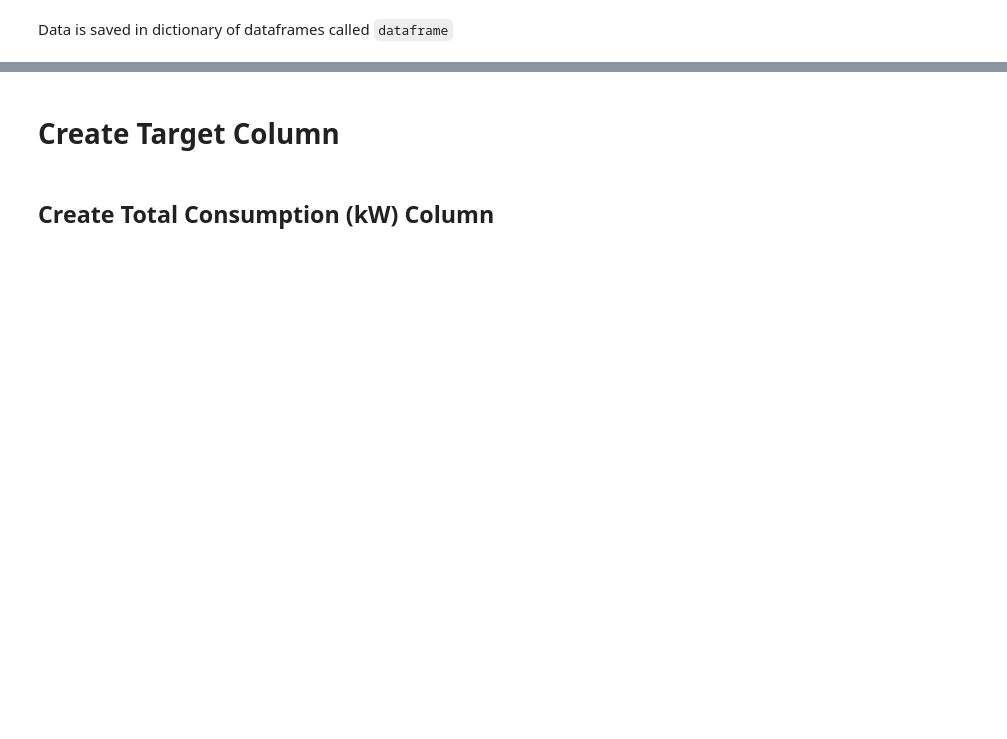
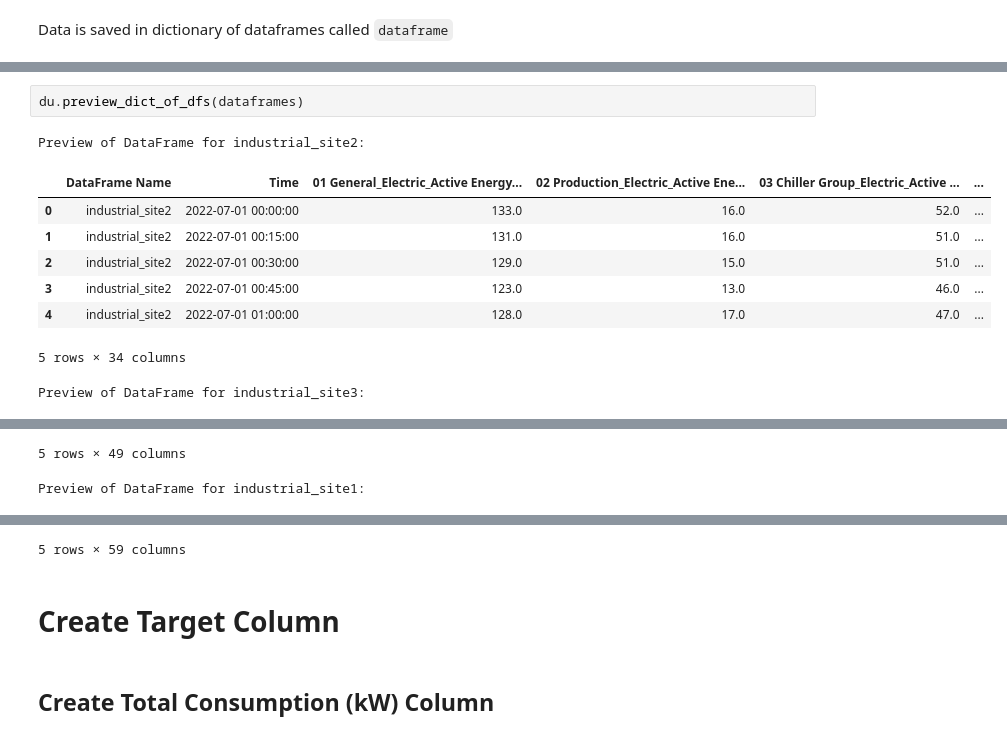
Before and after one commit to johanbarreiro/energy_consumption_optimizer, a Jupyter notebook: data_pipeline.ipynb, the cells around one changed output, grey strips where cells are left out. Cells and saved outputs as stored; diff of their text form; blank space fills up the shorter version.

```diff
--- a/data_pipeline.ipynb
+++ b/data_pipeline.ipynb
@@ -133,0 +79,12 @@ du.nan_checker(dataframes)
+# %%
+du.preview_dict_of_dfs(dataframes)
+# %% [output]
+Preview of DataFrame for industrial_site2:
+|  | DataFrame Name | Time | 01 General_Electric_Active Energy... | 02 Production_Electric_Active Ene... | 03 Chiller Group_Electric_Active ... | ... |
+| 0 | industrial_site2 | 2022-07-01 00:00:00 | 133.0 | 16.0 | 52.0 | ... |
+| 1 | industrial_site2 | 2022-07-01 00:15:00 | 131.0 | 16.0 | 51.0 | ... |
+| 2 | industrial_site2 | 2022-07-01 00:30:00 | 129.0 | 15.0 | 51.0 | ... |
+| 3 | industrial_site2 | 2022-07-01 00:45:00 | 123.0 | 13.0 | 46.0 | ... |
+| 4 | industrial_site2 | 2022-07-01 01:00:00 | 128.0 | 17.0 | 47.0 | ... |
+5 rows × 34 columns
+Preview of DataFrame for industrial_site3:
@@ -133,0 +97,2 @@ du.nan_checker(dataframes)
+5 rows × 49 columns
+Preview of DataFrame for industrial_site1:
@@ -134,3 +105,4 @@ du.nan_checker(dataframes)
+5 rows × 59 columns
 # %% [markdown]
 # Create Target Column
 # %% [markdown]
```
Also changed, not shown: parts of 31 cells of this notebook, 12 other files.
